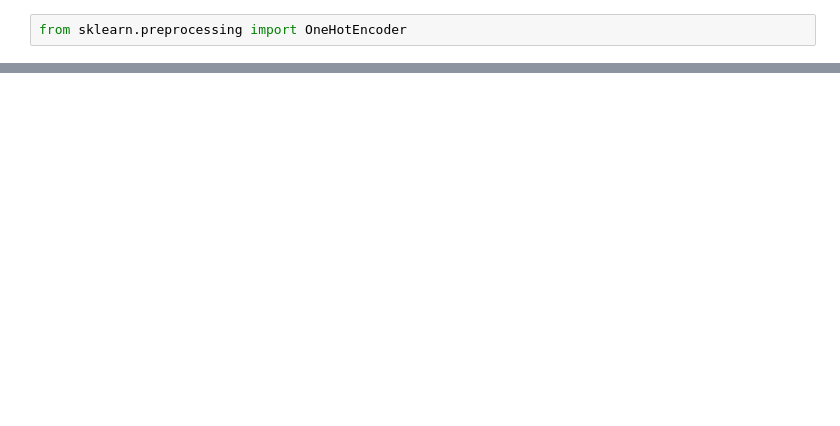
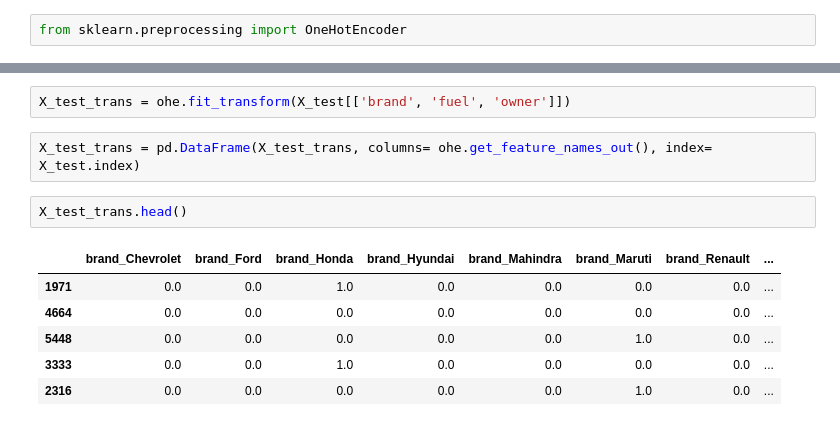
Before and after one commit to PK215012001/JupyterNotebooks, a Jupyter notebook: ML_practise/Feature_engineering/Feature_transformation/One_hot_encoding.ipynb, the cells around one changed output, grey strips where cells are left out. Cells and saved outputs as stored; diff of their text form; blank space fills up the shorter version.

```diff
--- a/ML_practise/Feature_engineering/Feature_transformation/One_hot_encoding.ipynb
+++ b/ML_practise/Feature_engineering/Feature_transformation/One_hot_encoding.ipynb
@@ -142,0 +90,13 @@ pd.get_dummies(df['brand'].replace(rplc, 'others'), dtype = int)
+# %%
+X_test_trans = ohe.fit_transform(X_test[['brand', 'fuel', 'owner']])
+# %%
+X_test_trans = pd.DataFrame(X_test_trans, columns= ohe.get_feature_names_out(), index= X_test.index)
+# %%
+X_test_trans.head()
+# %% [output]
+|  | brand_Chevrolet | brand_Ford | brand_Honda | brand_Hyundai | brand_Mahindra | brand_Maruti | brand_Renault | ... |
+| 1971 | 0.0 | 0.0 | 1.0 | 0.0 | 0.0 | 0.0 | 0.0 | ... |
+| 4664 | 0.0 | 0.0 | 0.0 | 0.0 | 0.0 | 0.0 | 0.0 | ... |
+| 5448 | 0.0 | 0.0 | 0.0 | 0.0 | 0.0 | 1.0 | 0.0 | ... |
+| 3333 | 0.0 | 0.0 | 1.0 | 0.0 | 0.0 | 0.0 | 0.0 | ... |
+| 2316 | 0.0 | 0.0 | 0.0 | 0.0 | 0.0 | 1.0 | 0.0 | ... |
```
Also changed, not shown: parts of 33 cells of this notebook, 9 other files.
